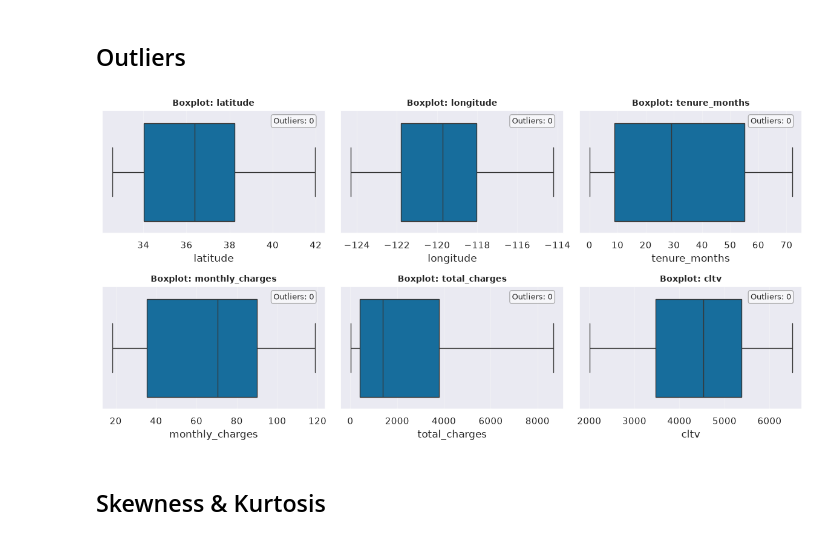
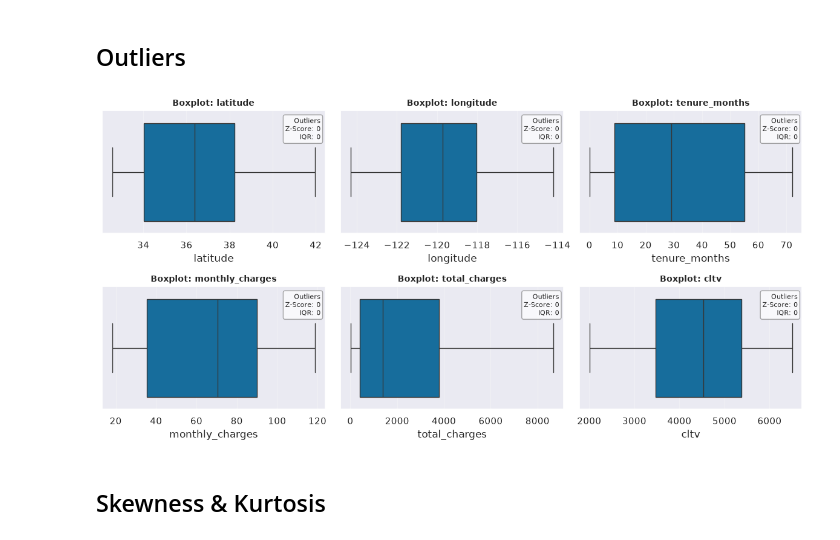
Before and after one commit to gabrielrabat/churn-engineering, a Jupyter notebook: notebooks/eda_customer_churn.ipynb, the cells around one changed output. Cells and saved outputs as stored; diff of their text form; code cells hidden in the pictures.

```diff
--- a/notebooks/eda_customer_churn.ipynb
+++ b/notebooks/eda_customer_churn.ipynb
@@ -456,38 +383,60 @@ plt.show()
 # %% [markdown]
 ## Outliers
 # %%
-numeric_cols = df.select_dtypes(include=[np.number]).columns.drop(['churn_value', 'churn_score'])
+numeric_cols = df.select_dtypes(include=[np.number]).columns.drop(
+    ['churn_value', 'churn_score'], errors='ignore'
+)
+
 n = len(numeric_cols)
 ncols = 3
 nrows = int(np.ceil(n / ncols))
 
 fig, axes = plt.subplots(nrows, ncols, figsize=(12, 3 * nrows))
 axes = axes.ravel()
 
 for col, ax in zip(numeric_cols, axes):
-    sns.boxplot(x=df[col], ax=ax)
+    sns.boxplot(data=df, x=col, ax=ax)
     ax.set_title(f'Boxplot: {col}', fontweight='bold', fontsize=10)
     ax.set_xlabel(col)
     ax.grid(axis='x', alpha=0.3)
 
-    std = df[col].std()
+    series = df[col].dropna()
+
+    # Z-Score (>3)
+    std = series.std()
     if std > 0 and pd.notna(std):
-        outlier_count = (((df[col] - df[col].mean()) / std).abs() > 3).sum()
+        z_scores = ((series - series.mean()) / std).abs()
+        outliers_zscore_count = (z_scores > 3).sum()
     else:
-        outlier_count = 0
+        outliers_zscore_count = 0
 
-    ax.text(0.95, 0.95, f'Outliers: {outlier_count}',
-            transform=ax.transAxes, fontsize=9,
-            va='top', ha='right',
-            bbox=dict(facecolor='white', alpha=0.6, edgecolor='gray', boxstyle='round,pad=0.3'))
+    # IQR
+    q1 = series.quantile(0.25)
+    q3 = series.quantile(0.75)
+    iqr = q3 - q1
+    lim_inf = q1 - 1.5 * iqr
+    lim_sup = q3 + 1.5 * iqr
+
+    outlier_mask_iqr = (series < lim_inf) | (series > lim_sup)
+    outliers_iqr_count = outlier_mask_iqr.sum()
+
+    ax.text(
+        0.98, 0.95,
+        f'Outliers\nZ-Score: {outliers_zscore_count}\nIQR: {outliers_iqr_count}',
+        transform=ax.transAxes,
+        fontsize=8,
+        va='top',
+        ha='right',
+        bbox=dict(facecolor='white', alpha=0.7, edgecolor='gray', boxstyle='round,pad=0.3')
+    )
 
 for ax in axes[n:]:
     fig.delaxes(ax)
 
 plt.tight_layout()
 plt.show()
 # %% [output]
-[figure, old version]
+[figure, new version]
 # %% [markdown]
 ## Skewness & Kurtosis
 # %%
```
Also changed, not shown: parts of 19 cells of this notebook.
